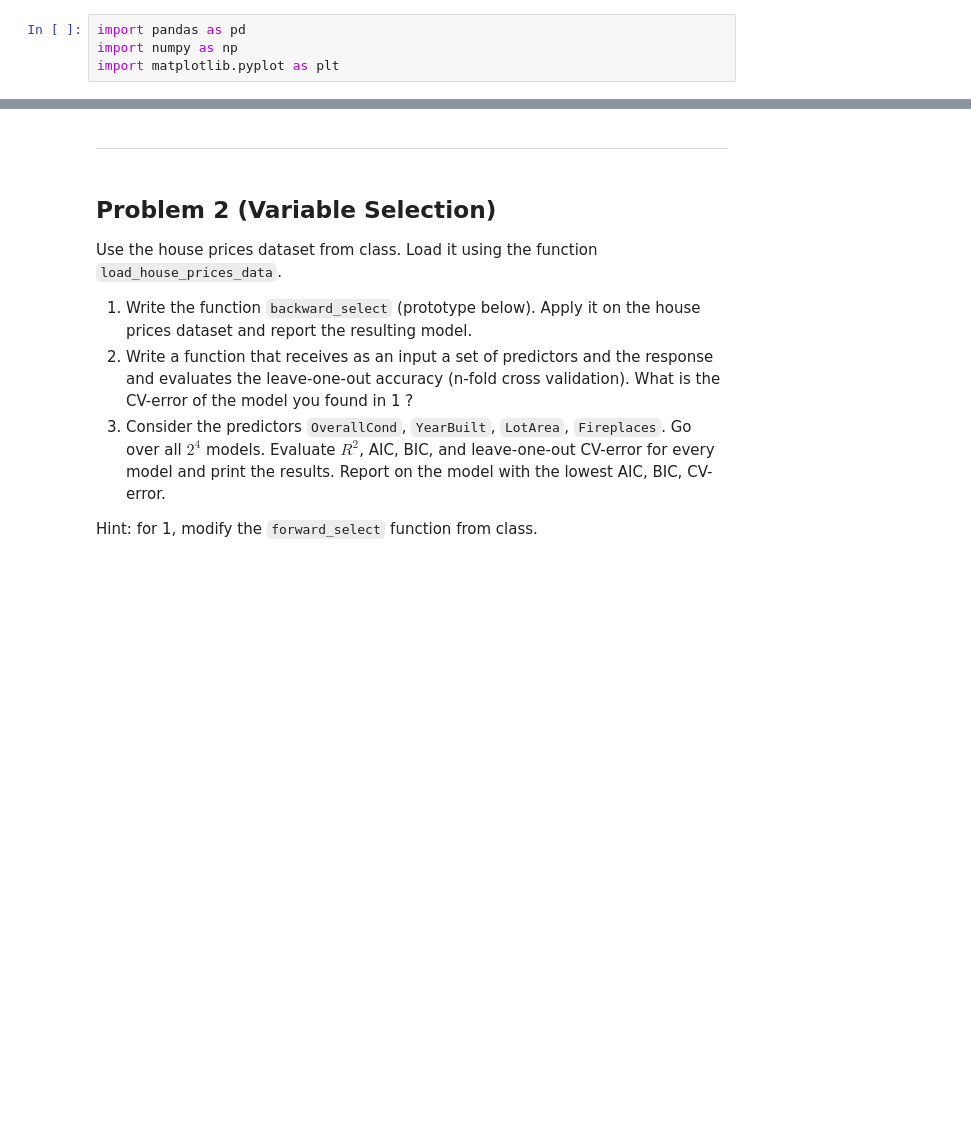
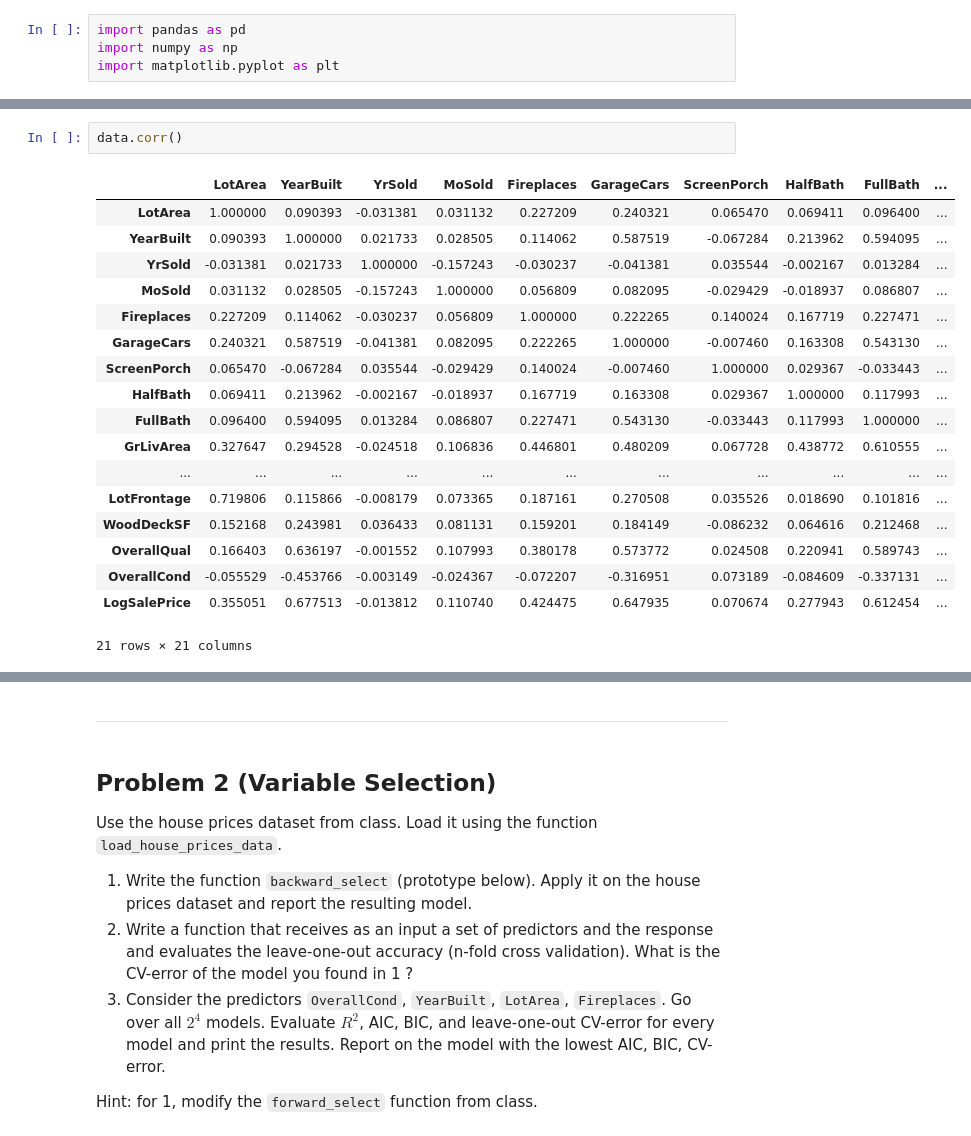
Before and after one commit to Nesher123/advanced-statistics, a Jupyter notebook: hw6/hw6.ipynb, the cells around one changed output, grey strips where cells are left out. Cells and saved outputs as stored; diff of their text form; blank space fills up the shorter version.

```diff
--- a/hw6/hw6.ipynb
+++ b/hw6/hw6.ipynb
@@ -111,0 +124,21 @@ def load_house_prices_data(path="housing_prices.csv"):
+# %%
+data.corr()
+# %% [output]
+|  | LotArea | YearBuilt | YrSold | MoSold | Fireplaces | GarageCars | ScreenPorch | HalfBath | FullBath | ... |
+| LotArea | 1.000000 | 0.090393 | -0.031381 | 0.031132 | 0.227209 | 0.240321 | 0.065470 | 0.069411 | 0.096400 | ... |
+| YearBuilt | 0.090393 | 1.000000 | 0.021733 | 0.028505 | 0.114062 | 0.587519 | -0.067284 | 0.213962 | 0.594095 | ... |
+| YrSold | -0.031381 | 0.021733 | 1.000000 | -0.157243 | -0.030237 | -0.041381 | 0.035544 | -0.002167 | 0.013284 | ... |
+| MoSold | 0.031132 | 0.028505 | -0.157243 | 1.000000 | 0.056809 | 0.082095 | -0.029429 | -0.018937 | 0.086807 | ... |
+| Fireplaces | 0.227209 | 0.114062 | -0.030237 | 0.056809 | 1.000000 | 0.222265 | 0.140024 | 0.167719 | 0.227471 | ... |
+| GarageCars | 0.240321 | 0.587519 | -0.041381 | 0.082095 | 0.222265 | 1.000000 | -0.007460 | 0.163308 | 0.543130 | ... |
+| ScreenPorch | 0.065470 | -0.067284 | 0.035544 | -0.029429 | 0.140024 | -0.007460 | 1.000000 | 0.029367 | -0.033443 | ... |
+| HalfBath | 0.069411 | 0.213962 | -0.002167 | -0.018937 | 0.167719 | 0.163308 | 0.029367 | 1.000000 | 0.117993 | ... |
+| FullBath | 0.096400 | 0.594095 | 0.013284 | 0.086807 | 0.227471 | 0.543130 | -0.033443 | 0.117993 | 1.000000 | ... |
+| GrLivArea | 0.327647 | 0.294528 | -0.024518 | 0.106836 | 0.446801 | 0.480209 | 0.067728 | 0.438772 | 0.610555 | ... |
+| ... | ... | ... | ... | ... | ... | ... | ... | ... | ... | ... |
+| LotFrontage | 0.719806 | 0.115866 | -0.008179 | 0.073365 | 0.187161 | 0.270508 | 0.035526 | 0.018690 | 0.101816 | ... |
+| WoodDeckSF | 0.152168 | 0.243981 | 0.036433 | 0.081131 | 0.159201 | 0.184149 | -0.086232 | 0.064616 | 0.212468 | ... |
+| OverallQual | 0.166403 | 0.636197 | -0.001552 | 0.107993 | 0.380178 | 0.573772 | 0.024508 | 0.220941 | 0.589743 | ... |
+| OverallCond | -0.055529 | -0.453766 | -0.003149 | -0.024367 | -0.072207 | -0.316951 | 0.073189 | -0.084609 | -0.337131 | ... |
+| LogSalePrice | 0.355051 | 0.677513 | -0.013812 | 0.110740 | 0.424475 | 0.647935 | 0.070674 | 0.277943 | 0.612454 | ... |
+21 rows × 21 columns
```
Also changed, not shown: parts of 5 cells of this notebook, 22 other files.
